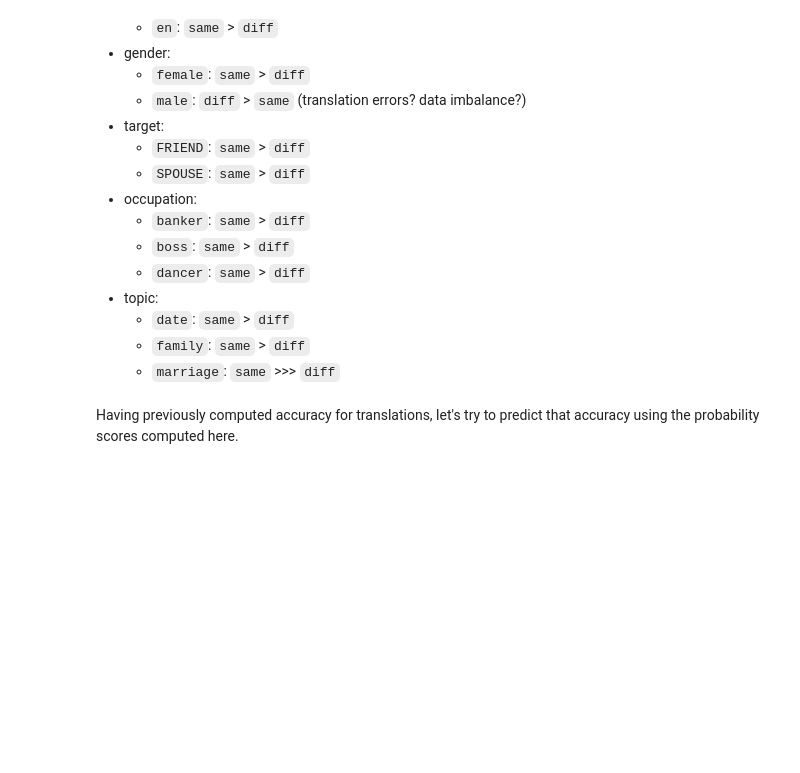
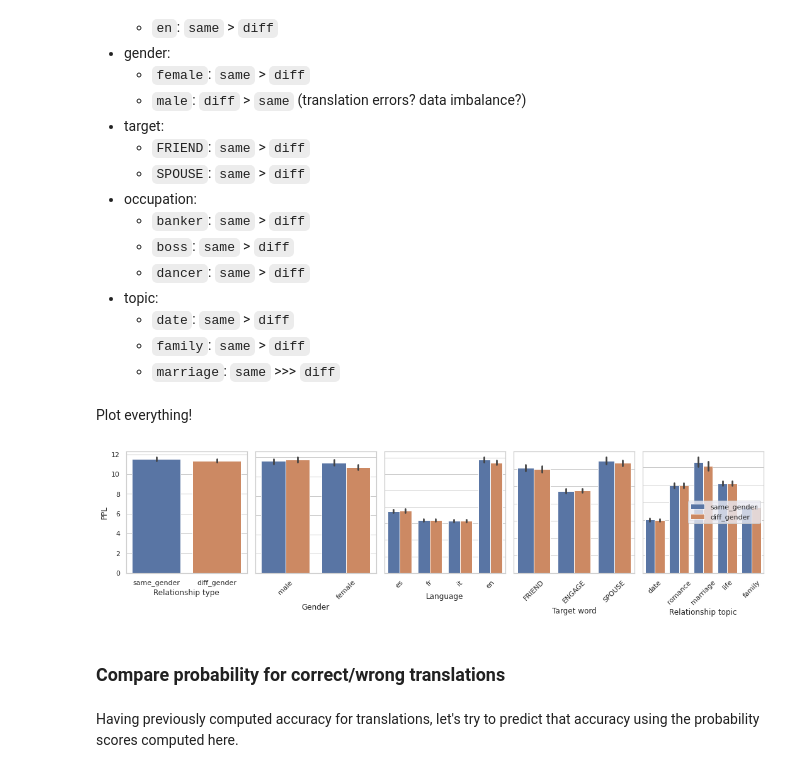
Before and after one commit to ianbstewart/multilingual-same-gender-bias, a Jupyter notebook: query_language_models.ipynb, the cells around one changed output. Saved outputs shown, nothing was run; the diff lists cells and outputs as text; code cells hidden in the pictures; blank space fills up the shorter version.

Commit message:
fixed plots for PPL, translation accuracy

```diff
--- a/query_language_models.ipynb
+++ b/query_language_models.ipynb
@@ -405,6 +405,19 @@ Trends in PPL:
     - `date`: `same` > `diff`
     - `family`: `same` > `diff`
     - `marriage`: `same` >>> `diff`
+# %% [markdown]
+Plot everything!
+# %%
+from importlib import reload
+import data_helpers
+reload(data_helpers)
+from data_helpers import plot_scores_by_attr
+plot_scores_by_attr(relationship_sent_data.rename(columns={'ppl':'PPL'}),
+                    score_var='PPL', type_var_name='Relationship type')
+# %% [output]
+[figure, added]
+# %% [markdown]
+### Compare probability for correct/wrong translations
 # %% [markdown]
 Having previously computed accuracy for translations, let's try to predict that accuracy using the probability scores computed here.
 # %%
```
Also changed, not shown: parts of 6 cells of this notebook, 2 other files.
